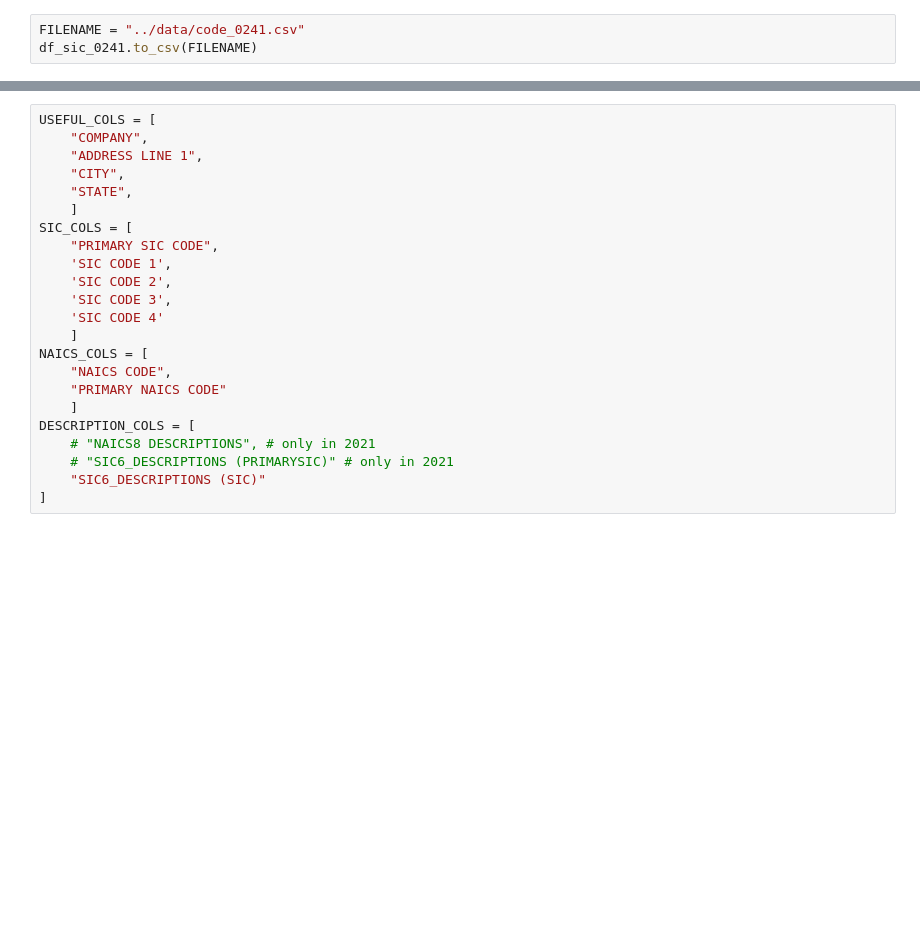
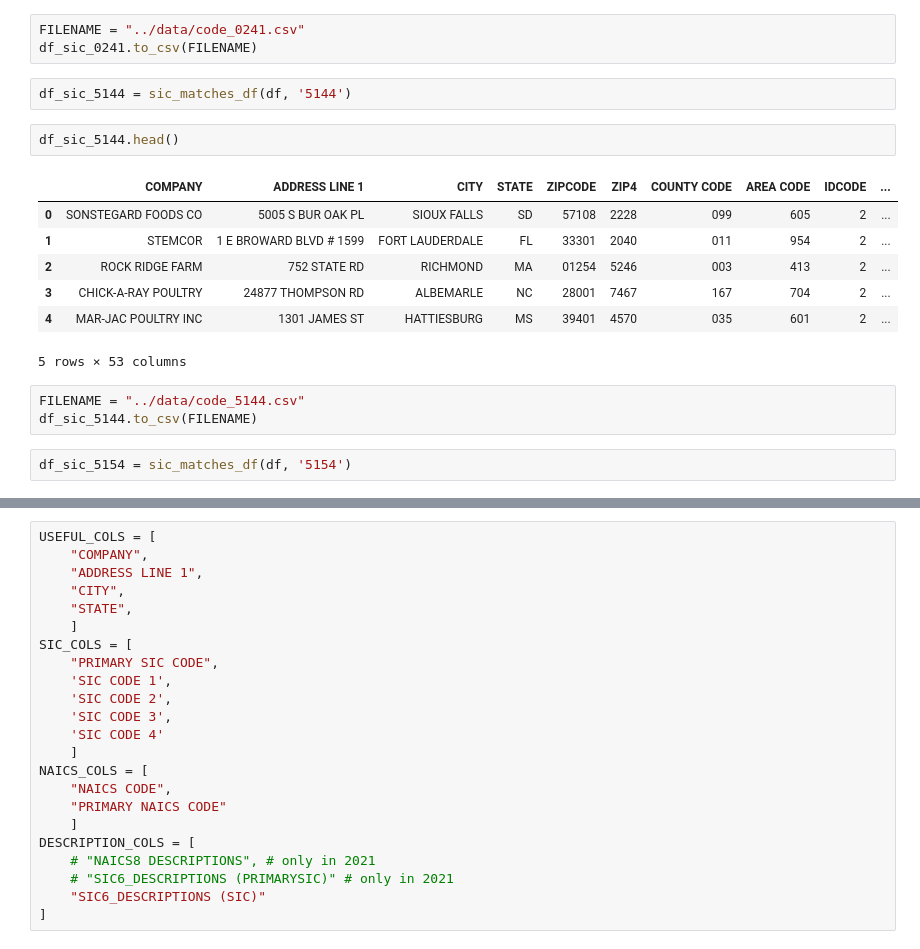
Before and after one commit to uchicago-dsi/rafi-poultry, a Jupyter notebook: notebooks/farm_sic_code_search.ipynb, the cells around one changed output, grey strips where cells are left out. Saved outputs shown, nothing was run; the diff lists cells and outputs as text; blank space fills up the shorter version.

Commit message:
furthered cnterglw explore & farm cis code search
Former-commit-id: a963bb9caea9c31cb87ca61a864c7b23cd05f673

```diff
--- a/notebooks/farm_sic_code_search.ipynb
+++ b/notebooks/farm_sic_code_search.ipynb
@@ -96,3 +83,20 @@ df_sic_0241.head()
 # %%
 FILENAME = "../data/code_0241.csv"
 df_sic_0241.to_csv(FILENAME)
+# %%
+df_sic_5144 = sic_matches_df(df, '5144')
+# %%
+df_sic_5144.head()
+# %% [output]
+|  | COMPANY | ADDRESS LINE 1 | CITY | STATE | ZIPCODE | ZIP4 | COUNTY CODE | AREA CODE | IDCODE | ... |
+| 0 | SONSTEGARD FOODS CO | 5005 S BUR OAK PL | SIOUX FALLS | SD | 57108 | 2228 | 099 | 605 | 2 | ... |
+| 1 | STEMCOR | 1 E BROWARD BLVD # 1599 | FORT LAUDERDALE | FL | 33301 | 2040 | 011 | 954 | 2 | ... |
+| 2 | ROCK RIDGE FARM | 752 STATE RD | RICHMOND | MA | 01254 | 5246 | 003 | 413 | 2 | ... |
+| 3 | CHICK-A-RAY POULTRY | 24877 THOMPSON RD | ALBEMARLE | NC | 28001 | 7467 | 167 | 704 | 2 | ... |
+| 4 | MAR-JAC POULTRY INC | 1301 JAMES ST | HATTIESBURG | MS | 39401 | 4570 | 035 | 601 | 2 | ... |
+5 rows × 53 columns
+# %%
+FILENAME = "../data/code_5144.csv"
+df_sic_5144.to_csv(FILENAME)
+# %%
+df_sic_5154 = sic_matches_df(df, '5154')
```
Also changed, not shown: parts of 8 cells of this notebook, 1 other file.
